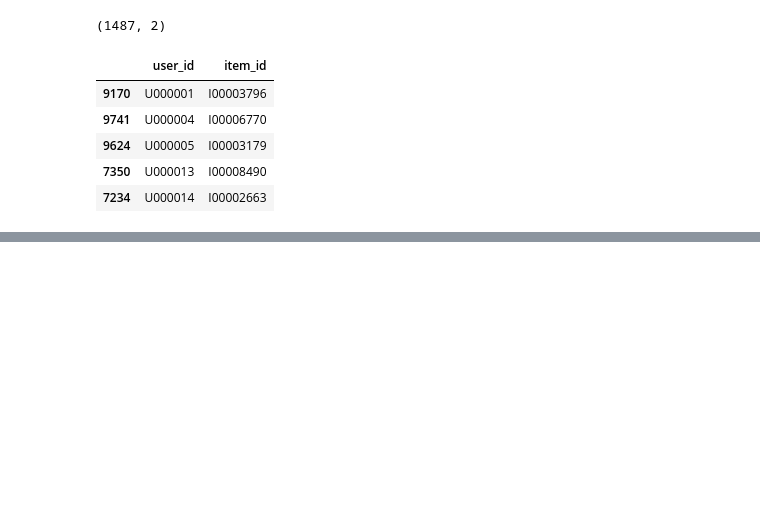
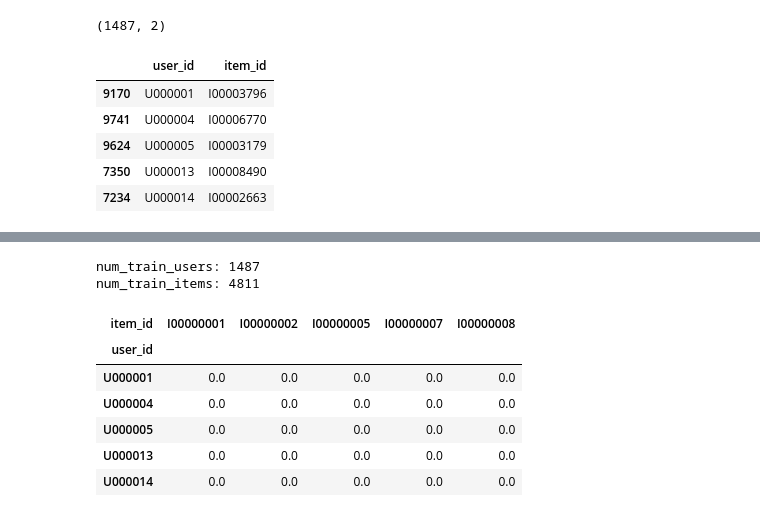
Before and after one commit to DungBeetleBASH/recsys-pipeliner, a Jupyter notebook: notebooks/user_item_interactions.ipynb, the cells around one changed output, grey strips where cells are left out. Saved outputs shown, nothing was run; the diff lists cells and outputs as text; code cells hidden in the pictures; blank space fills up the shorter version.

```diff
--- a/notebooks/user_item_interactions.ipynb
+++ b/notebooks/user_item_interactions.ipynb
@@ -209,0 +244,20 @@ train_data_ratings_df.head(5)
+# %%
+unique_train_users = (
+    train_data_ratings_df[["user_id"]]
+    .drop_duplicates()
+    .sort_values("user_id")
+    .reset_index(drop=True)
+)
+unique_train_items = (
+    train_data_ratings_df[["item_id"]]
+    .drop_duplicates()
+    .sort_values("item_id")
+    .reset_index(drop=True)
+)
+num_train_users = unique_train_users.shape[0]
+num_train_items = unique_train_items.shape[0]
+print(f"num_train_users: {num_train_users}")
+print(f"num_train_items: {num_train_items}")
+# %% [output]
+num_train_users: 1487
+num_train_items: 4811
@@ -209,0 +270,12 @@ train_data_ratings_df.head(5)
+# %%
+user_item_matrix_transformer = UserItemMatrixTransformer()
+user_item_matrix = user_item_matrix_transformer.transform(train_data_ratings_df)
+user_item_matrix.iloc[:5, :5]
+# %% [output]
+| item_id | I00000001 | I00000002 | I00000005 | I00000007 | I00000008 |
+| user_id |  |  |  |  |  |
+| U000001 | 0.0 | 0.0 | 0.0 | 0.0 | 0.0 |
+| U000004 | 0.0 | 0.0 | 0.0 | 0.0 | 0.0 |
+| U000005 | 0.0 | 0.0 | 0.0 | 0.0 | 0.0 |
+| U000013 | 0.0 | 0.0 | 0.0 | 0.0 | 0.0 |
+| U000014 | 0.0 | 0.0 | 0.0 | 0.0 | 0.0 |
```
Also changed, not shown: parts of 16 cells of this notebook, 1 other file.
